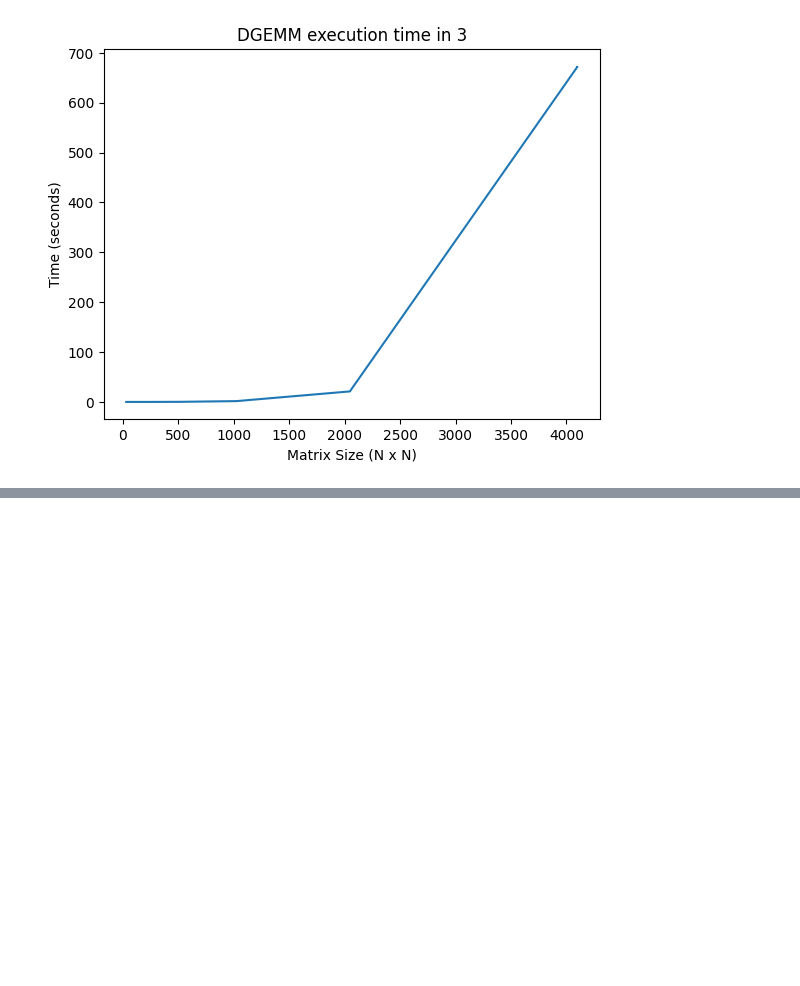
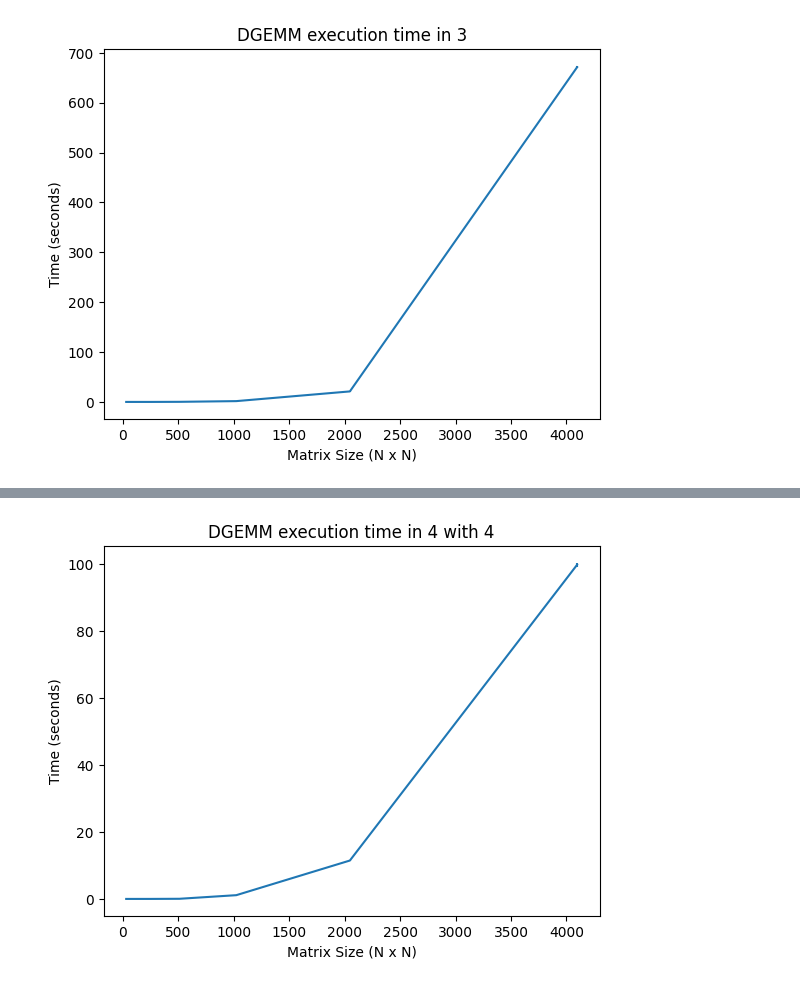
Before and after one commit to lucas-inocencio/computer-architecture, a Jupyter notebook: src/dgemm_analysis.ipynb, the cells around one changed output, grey strips where cells are left out. Cells and saved outputs as stored; diff of their text form; code cells hidden in the pictures; blank space fills up the shorter version.

```diff
--- a/src/dgemm_analysis.ipynb
+++ b/src/dgemm_analysis.ipynb
@@ -95,0 +128,4 @@ plot_df('3')
+# %%
+plot_df2(4, 4)
+# %% [output]
+[figure, added]
```
Also changed, not shown: parts of 24 cells of this notebook, 2 other files.
